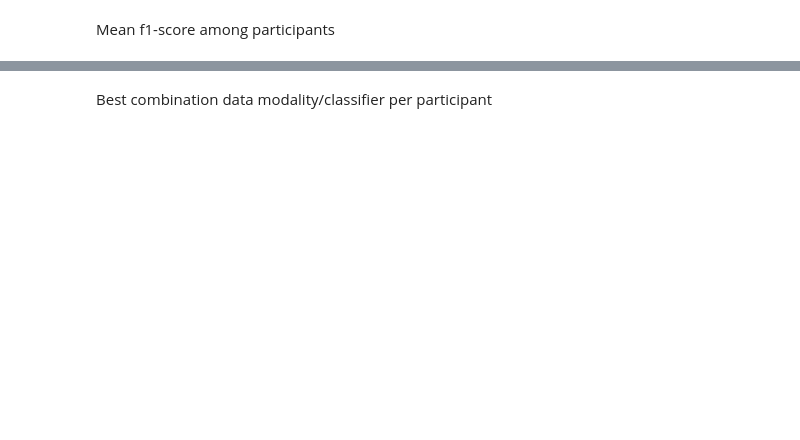
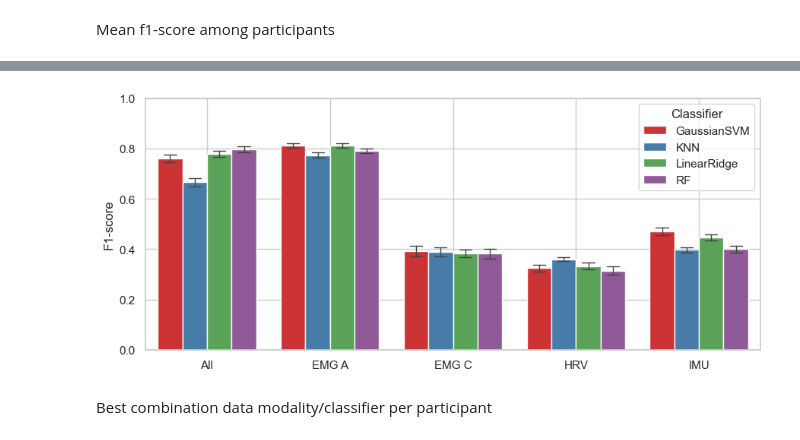
Before and after one commit to michalgnacek/AVDOS-VR, a Jupyter notebook: notebooks/2_affect_classification.ipynb, the cells around one changed output, grey strips where cells are left out. Drawn from its saved outputs; the diff is of its cells as text; code cells hidden in the pictures; blank space fills up the shorter version.

Commit message:
Added plots for analysis with 25 participants

```diff
--- a/notebooks/2_affect_classification.ipynb
+++ b/notebooks/2_affect_classification.ipynb
@@ -1857,7 +2732,7 @@ The execution below takes around 150min
 # %%
 # Loading all segments for all participants and store the resting and video parts in a single large CSV.
 
-DATASET_POSTPROCESSED_FILENAME = gen_path_temp("Results_ModelTrainingCV_PerDataModalityPerSubject", extension=".csv")
+DATASET_POSTPROCESSED_FILENAME = gen_path_temp("Results_ModelTrainingCV_PerDataModalityPerSubject_25p", extension=".csv")
 
 output_filename = DATASET_POSTPROCESSED_FILENAME
 
@@ -2016,16 +2997,18 @@ df_temp_mean
 # %%
 fig,axes = plt.subplots(1, 1, figsize=(9,4))
 sns.set_style("whitegrid")
 sns.barplot(ax = axes, data = df_temp_mean, x="Data Modality", y="F1-score", hue="Classifier",
                 errorbar="sd", errwidth=1, capsize=0.1, palette="Set1")
 # plt.legend(bbox_to_anchor=(0, 1, 1, 0), loc="lower left", mode="expand", ncol=4)
 plt.xlabel(None)
 plt.grid(True)
 plt.ylim([0,1])
 
 plt.tight_layout()
-save_path_plot = gen_path_plot(f"results-classif-barplot-per-data-modality")
+save_path_plot = gen_path_plot(f"results-classif-barplot-per-data-modality_25p")
 plt.savefig(save_path_plot)
+# %% [output]
+[figure, added]
 # %% [markdown]
 Best combination data modality/classifier per participant
 # %%
```
Also changed, not shown: parts of 112 cells of this notebook.
